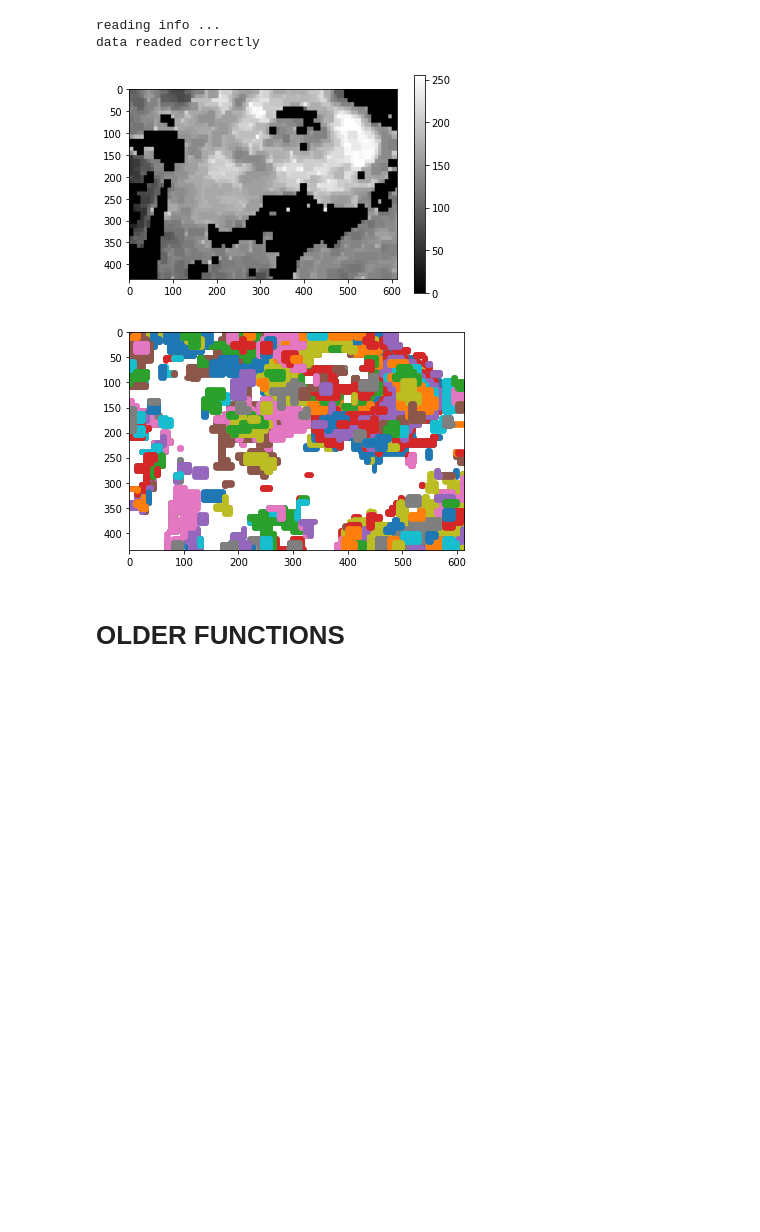
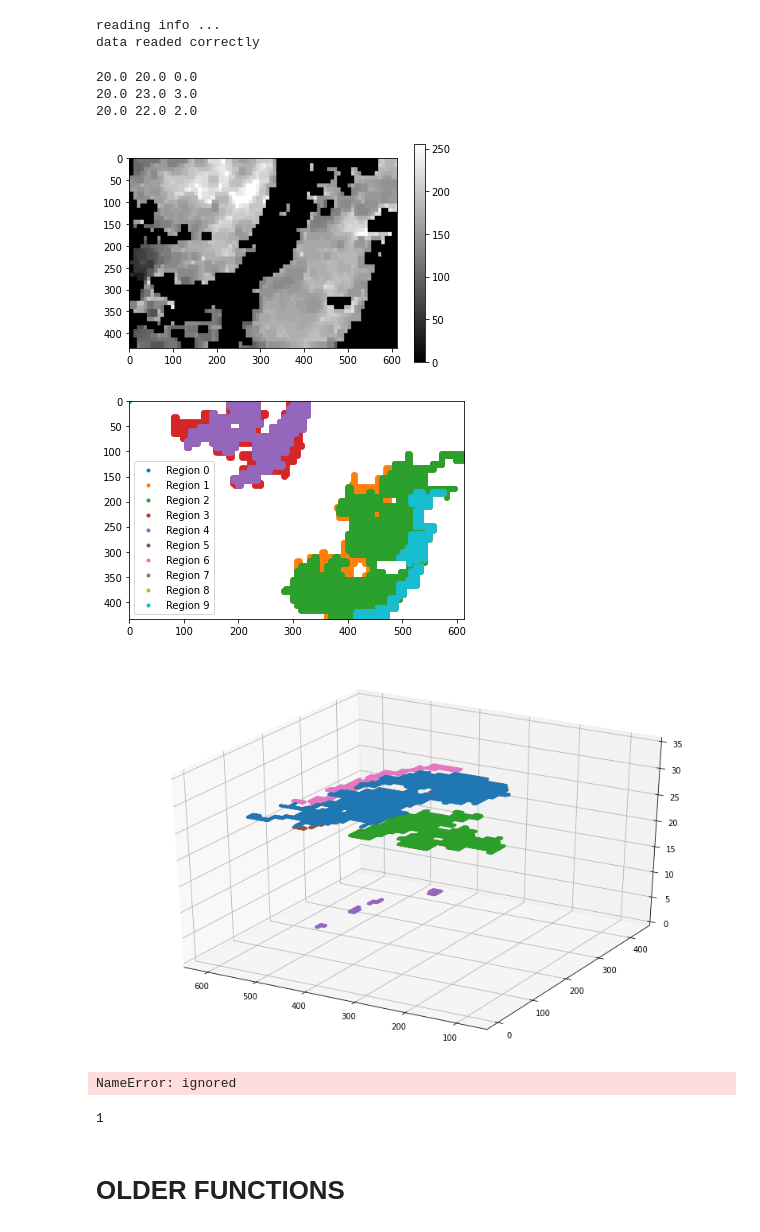
Before and after one commit to kmiloarguello/ozone-pollution, a Jupyter notebook: main.ipynb, the cells around one changed output. Saved outputs shown, nothing was run; the diff lists cells and outputs as text; code cells hidden in the pictures; blank space fills up the shorter version.

```diff
--- a/main.ipynb
+++ b/main.ipynb
@@ -1104,9 +1133,9 @@ class SplitImageLevels():
 # %%
-imageLT = SplitImageLevels(DIR, 35, 0, -5)
+imageLT = SplitImageLevels(DIR)
 # %%
 imageLT.set_year(2008)
 imageLT.set_month(5)
-imageLT.set_day(6)
+imageLT.set_day(4)
 imageLT.set_image_type("LT")
 imageLT.set_image_name("levels")
 # %%
@@ -1115,10 +1144,14 @@ imageLT.get_image_by_leves()
 reading info ...
 data readed correctly
 # %%
-set_images = imageLT.load_image_from_files()
-imageLT.process_set_images(set_images)
+_, gray = imageLT.load_image_from_files()
+imageLT.process_set_images(gray)
 #imageLT.remove_temporal_files()
 #imageLT.plot_original_image(7,35)
 # %% [output]
+20.0 20.0 0.0
+20.0 23.0 3.0
+20.0 22.0 2.0
-[figure, old version]
+[figure, new version]
-[figure, old version]
+[figure, new version]
+[figure, added]
@@ -1125,3 +1160,18 @@ imageLT.process_set_images(set_images)
+# %%
+nrst_neigh = NearestNeighbors(n_neighbors = 3, algorithm='ball_tree')
+nrst_neigh.fit(Input_data)
+distances, indices = nbrs.kneighbors(Input_data)
+indices
+distances
+nrst_neigh.kneighbors_graph(Input_data).toarray()
+# %% [output]
+NameError: ignored
+# %%
+a = 2
+b = 3
+np.absolute(a-b)
+# %% [output]
+1
 # %% [markdown]
 # OLDER FUNCTIONS
 # %%
```
Also changed, not shown: parts of 3 cells of this notebook.
